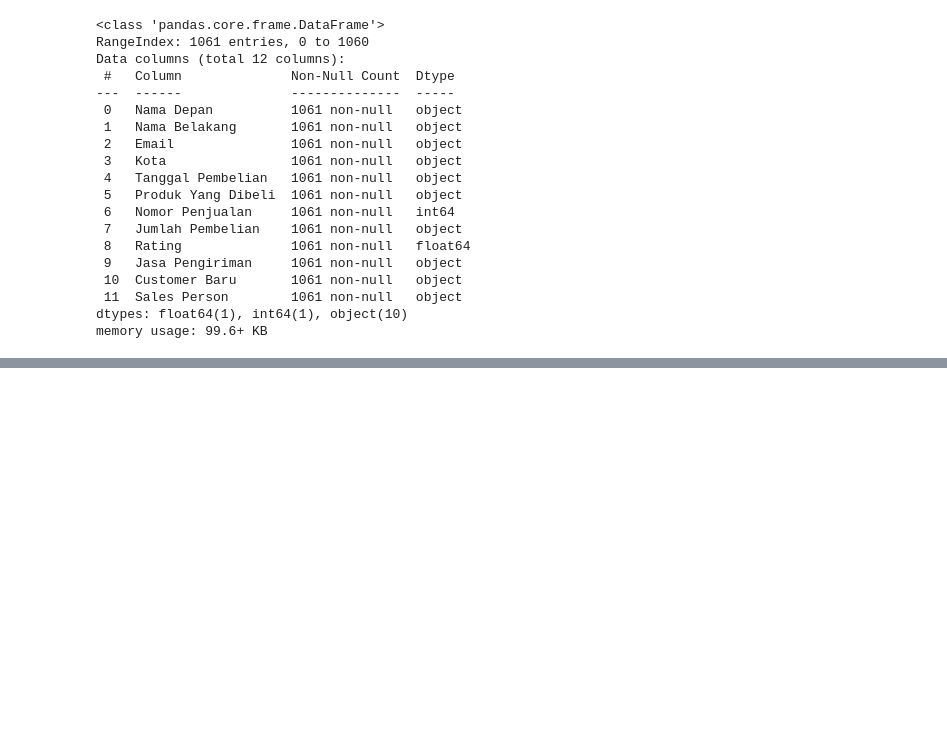
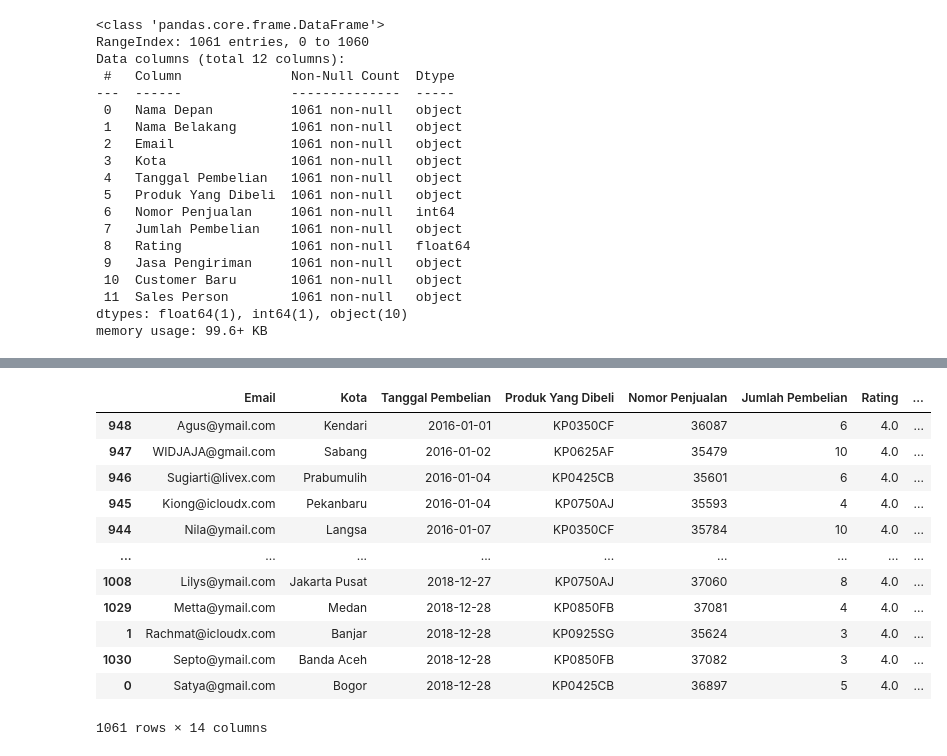
Before and after one commit to bangkitbk/Cleaning-Data-Cygnus-Bite, a Jupyter notebook: cleaning.ipynb, the cells around one changed output, grey strips where cells are left out. Drawn from its saved outputs; the diff is of its cells as text; code cells hidden in the pictures; blank space fills up the shorter version.

```diff
--- a/cleaning.ipynb
+++ b/cleaning.ipynb
@@ -110,0 +197,7 @@ memory usage: 99.6+ KB
+# %%
+# Konversi kolom 'Harga' dan 'Jumlah Pembelian' ke tipe data numerik
+data_penjualan['Harga'] = data_penjualan['Harga'].str.replace('Rp', '').str.replace(',', '', regex=True).astype(float)
+data_penjualan['Jumlah Pembelian'] = data_penjualan['Jumlah Pembelian'].str.replace(',', '', regex=True).astype(int)
+
+# Membuat kolom baru 'Total Harga' dengan hasil perkalian 'Harga' dan 'Jumlah Pembelian'
+data_penjualan['Total Harga'] = data_penjualan['Harga'] * data_penjualan['Jumlah Pembelian']
@@ -111 +224,23 @@ memory usage: 99.6+ KB
+# %%
+# Konversi kolom 'Tanggal Pembelian' ke dalam format datetime jika belum dalam format tersebut
+data_penjualan['Tanggal Pembelian'] = pd.to_datetime(data_penjualan['Tanggal Pembelian'])
+
+# Mengurutkan data berdasarkan kolom 'Tanggal Pembelian' secara menaik
+data_sorted = data_penjualan.sort_values(by='Tanggal Pembelian')
+# %%
+data_sorted
+# %% [output]
+|  | Email | Kota | Tanggal Pembelian | Produk Yang Dibeli | Nomor Penjualan | Jumlah Pembelian | Rating | ... |
+| 948 | Agus@ymail.com | Kendari | 2016-01-01 | KP0350CF | 36087 | 6 | 4.0 | ... |
+| 947 | WIDJAJA@gmail.com | Sabang | 2016-01-02 | KP0625AF | 35479 | 10 | 4.0 | ... |
+| 946 | Sugiarti@livex.com | Prabumulih | 2016-01-04 | KP0425CB | 35601 | 6 | 4.0 | ... |
+| 945 | Kiong@icloudx.com | Pekanbaru | 2016-01-04 | KP0750AJ | 35593 | 4 | 4.0 | ... |
+| 944 | Nila@ymail.com | Langsa | 2016-01-07 | KP0350CF | 35784 | 10 | 4.0 | ... |
+| ... | ... | ... | ... | ... | ... | ... | ... | ... |
+| 1008 | Lilys@ymail.com | Jakarta Pusat | 2018-12-27 | KP0750AJ | 37060 | 8 | 4.0 | ... |
+| 1029 | Metta@ymail.com | Medan | 2018-12-28 | KP0850FB | 37081 | 4 | 4.0 | ... |
+| 1 | Rachmat@icloudx.com | Banjar | 2018-12-28 | KP0925SG | 35624 | 3 | 4.0 | ... |
+| 1030 | Septo@ymail.com | Banda Aceh | 2018-12-28 | KP0850FB | 37082 | 3 | 4.0 | ... |
+| 0 | Satya@gmail.com | Bogor | 2018-12-28 | KP0425CB | 36897 | 5 | 4.0 | ... |
+1061 rows × 14 columns
 # %%
```
Also changed, not shown: parts of 15 cells of this notebook, 2 other files.
